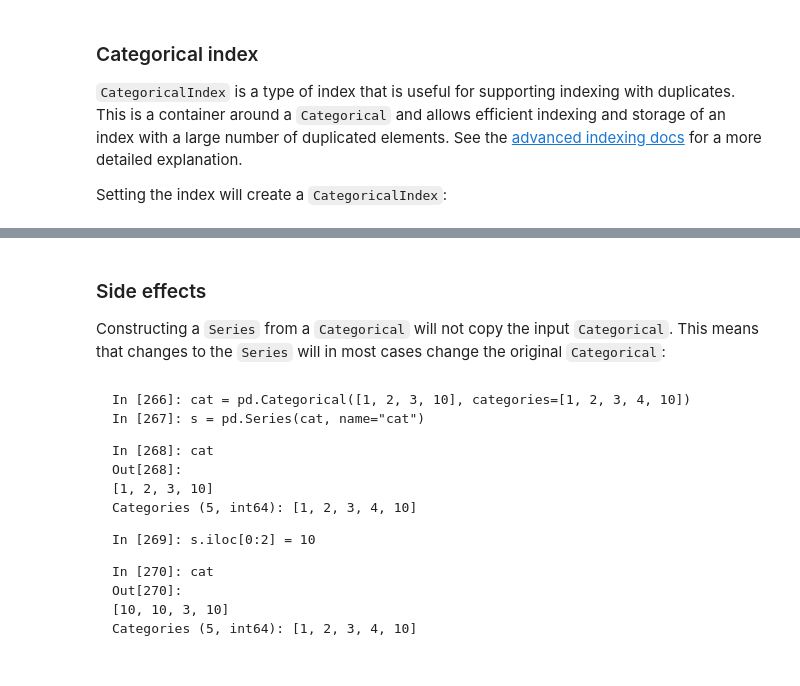
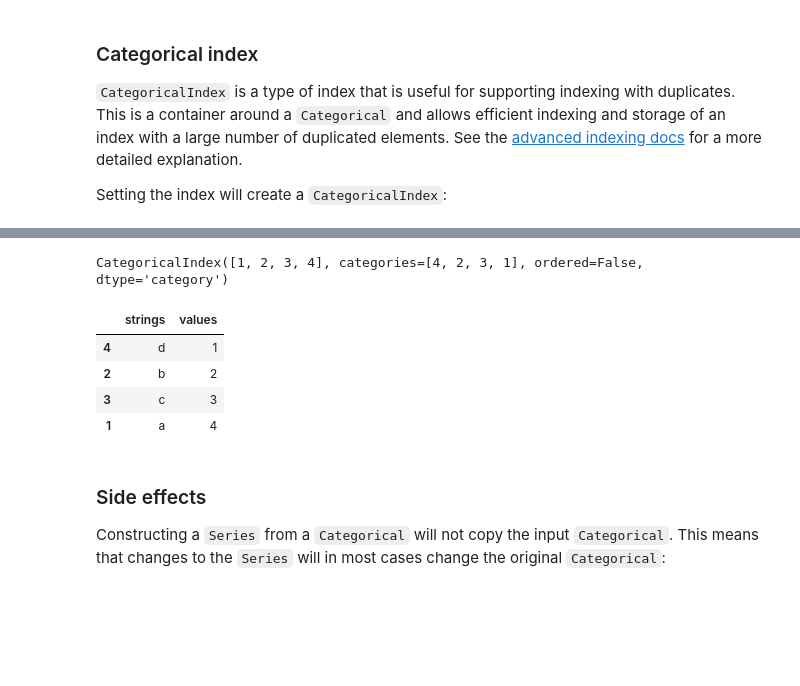
Before and after one commit to Francesco-Ghizzo/Data-Science, a Jupyter notebook: Python/Pandas/User Guide/Categorical data.ipynb, the cells around one changed output, grey strips where cells are left out. Drawn from its saved outputs; the diff is of its cells as text; code cells hidden in the pictures; blank space fills up the shorter version.

```diff
--- a/Python/Pandas/User Guide/Categorical data.ipynb
+++ b/Python/Pandas/User Guide/Categorical data.ipynb
@@ -1721,23 +1712,25 @@ In [265]: df.sort_index()
+# %%
+cats = pd.Categorical([1, 2, 3, 4], categories=[4, 2, 3, 1])
+# %%
+strings = ["a", "b", "c", "d"]
+# %%
+values = [4, 2, 3, 1]
+# %%
+df = pd.DataFrame({"strings": strings, "values": values}, index=cats)
+# %%
+df.index
+# %% [output]
+CategoricalIndex([1, 2, 3, 4], categories=[4, 2, 3, 1], ordered=False, dtype='category')
+# %%
+# This now sorts by the categories order
+df.sort_index()
+# %% [output]
+|  | strings | values |
+| 4 | d | 1 |
+| 2 | b | 2 |
+| 3 | c | 3 |
+| 1 | a | 4 |
 # %% [markdown]
 ## <h3>Side effects</h3>
 
 <p>Constructing a <code>Series</code> from a <code>Categorical</code> will not copy the input <code>Categorical</code>. This means that changes to the <code>Series</code> will in most cases change the original <code>Categorical</code>:</p>
-# %% [markdown]
-<div class="highlight-ipython notranslate"><div class="highlight"><pre id="codecell71"><span>In [266]: cat = pd.Categorical([1, 2, 3, 10], categories=[1, 2, 3, 4, 10])
-
-In [267]: s = pd.Series(cat, name="cat")
-
-In [268]: cat
-<span class="gh">Out[268]:
-<span class="go">[1, 2, 3, 10]
-<span class="go">Categories (5, int64): [1, 2, 3, 4, 10]
-
-In [269]: s.iloc[0:2] = 10
-
-In [270]: cat
-<span class="gh">Out[270]:
-<span class="go">[10, 10, 3, 10]
-<span class="go">Categories (5, int64): [1, 2, 3, 4, 10]
-</pre>
-</div>
-</div>
```
Also changed, not shown: parts of 60 cells of this notebook.
